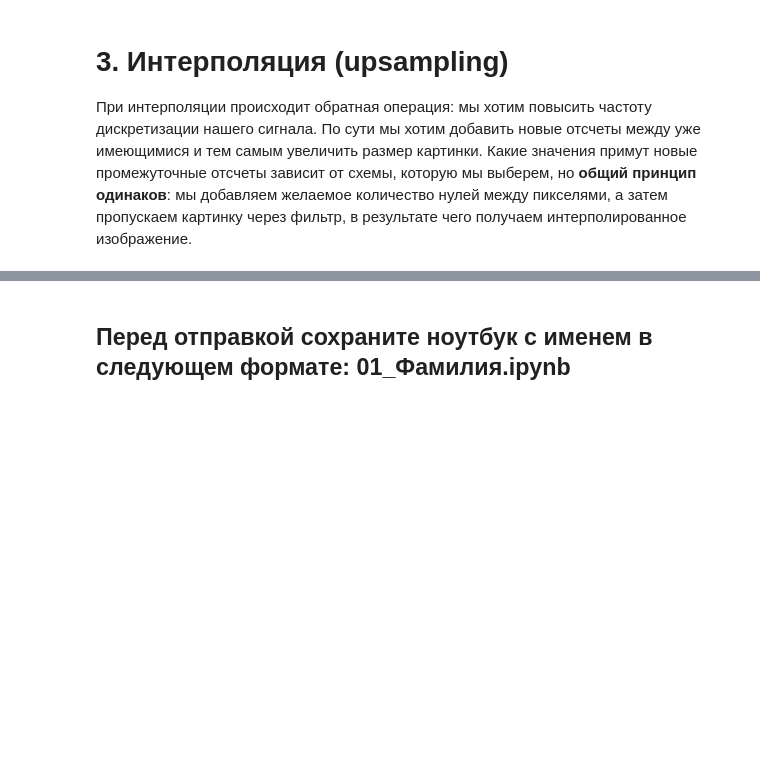
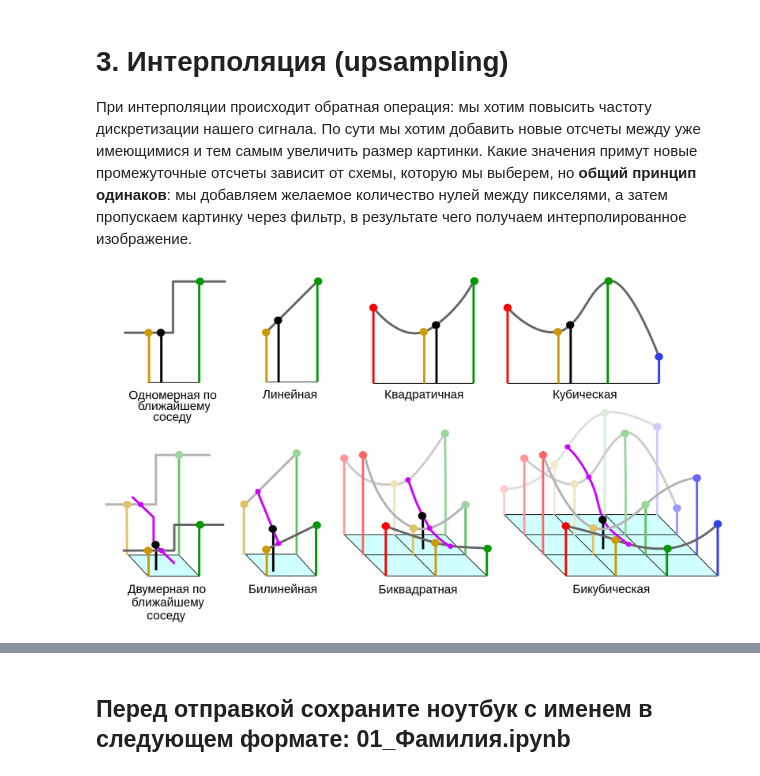
Before and after one commit to DobryVecher1/dl-phys-vsu, a Jupyter notebook: assignments/01-image-processing/01_image_processing.ipynb, the cells around one changed output, grey strips where cells are left out. Drawn from its saved outputs; the diff is of its cells as text; code cells hidden in the pictures; blank space fills up the shorter version.

Commit message:
Fix interpolation task

```diff
--- a/assignments/01-image-processing/01_image_processing.ipynb
+++ b/assignments/01-image-processing/01_image_processing.ipynb
@@ -128,3 +131,8 @@ print("Размер уменьшенной картинки: ", )
 # 3. Интерполяция (upsampling)
 
 При интерполяции происходит обратная операция: мы хотим повысить частоту дискретизации нашего сигнала. По сути мы хотим добавить новые отсчеты между уже имеющимися и тем самым увеличить размер картинки. Какие значения примут новые промежуточные отсчеты зависит от схемы, которую мы выберем, но **общий принцип одинаков**: мы добавляем желаемое количество нулей между пикселями, а затем пропускаем картинку через фильтр, в результате чего получаем интерполированное изображение.
+# %%
+# Примеры 1D и 2D интерполяций. Известные значения функции выделены цветным, значение функции в интерполируемой точке - черным.
+IPython.display.Image(filename=FOLDER_PATH + 'data/interp_types.png', width=800)
+# %% [output]
+[figure, added]
```
Also changed, not shown: parts of 6 cells of this notebook.
